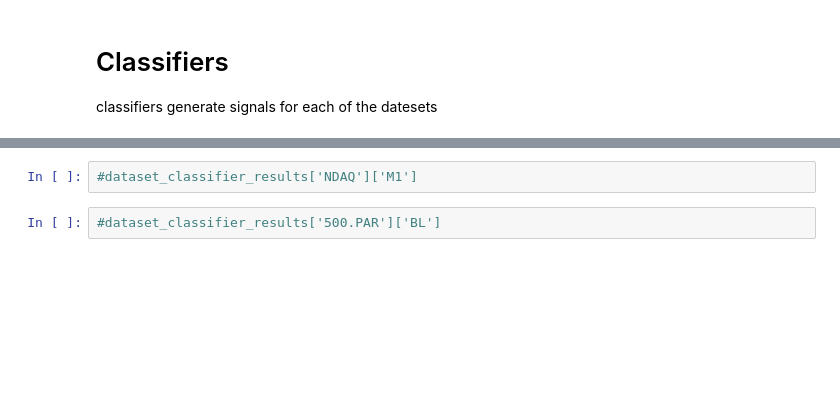
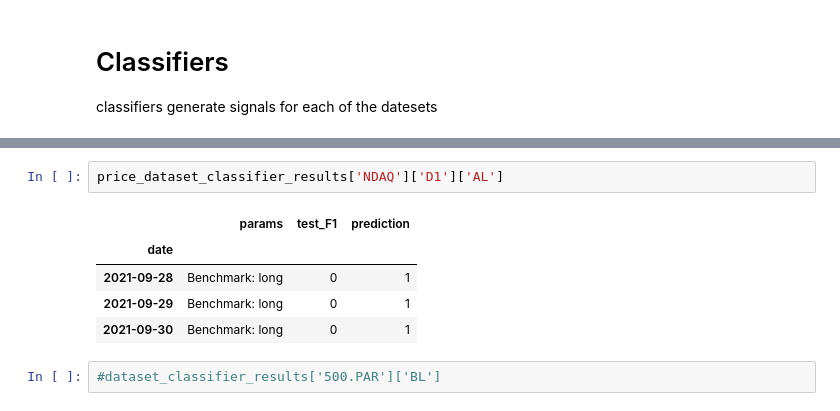
Before and after one commit to michaeldowd2/timeseriesanalysis, a Jupyter notebook: classification_analysis.ipynb, the cells around one changed output, grey strips where cells are left out. Saved outputs shown, nothing was run; the diff lists cells and outputs as text; blank space fills up the shorter version.

```diff
--- a/classification_analysis.ipynb
+++ b/classification_analysis.ipynb
@@ -431,5 +385,11 @@ date range exists fully in file, not running any range
 # %%
-#dataset_classifier_results['NDAQ']['M1']
+price_dataset_classifier_results['NDAQ']['D1']['AL']
+# %% [output]
+|  | params | test_F1 | prediction |
+| date |  |  |  |
+| 2021-09-28 | Benchmark: long | 0 | 1 |
+| 2021-09-29 | Benchmark: long | 0 | 1 |
+| 2021-09-30 | Benchmark: long | 0 | 1 |
 # %%
 #dataset_classifier_results['500.PAR']['BL']
 # %%
```
Also changed, not shown: parts of 17 cells of this notebook, 3 other files.
